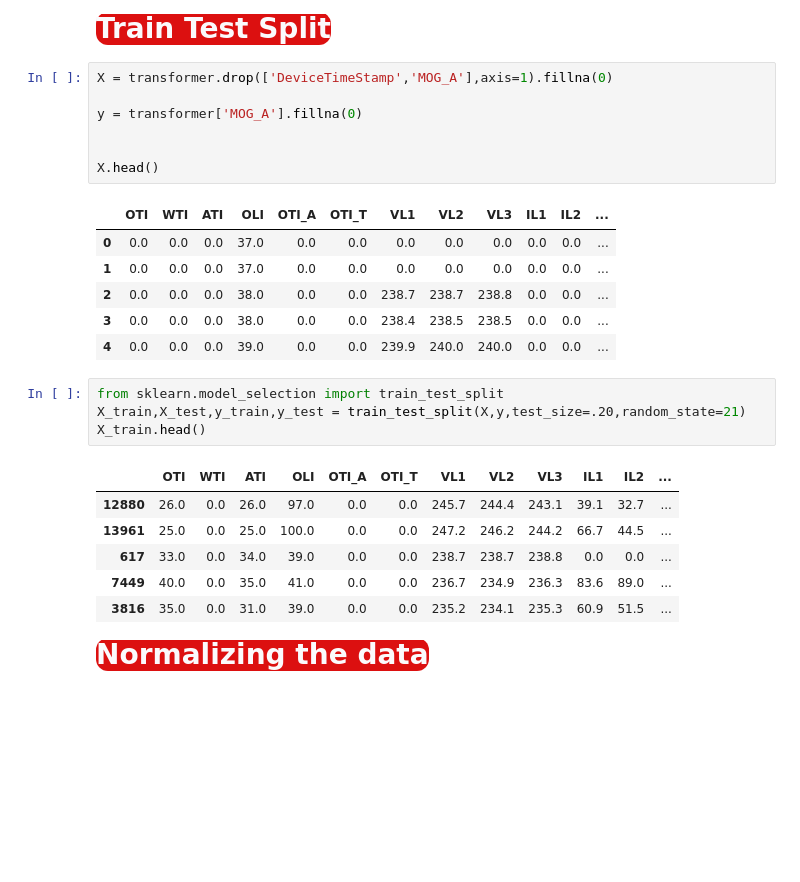
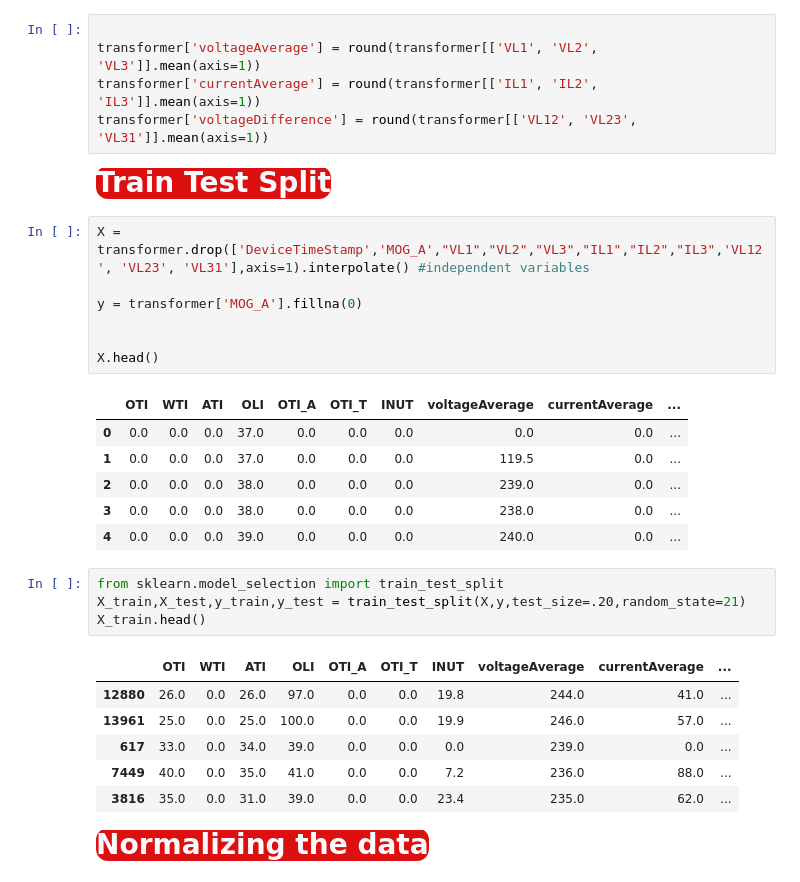
Before and after one commit to Abman2/zero_day, a Jupyter notebook: New folder/transformer-fault-prediction-with-99-auc.ipynb, the cells around one changed output. Cells and saved outputs as stored; diff of their text form; blank space fills up the shorter version.

```diff
--- a/New folder/transformer-fault-prediction-with-99-auc.ipynb
+++ b/New folder/transformer-fault-prediction-with-99-auc.ipynb
@@ -424,33 +424,38 @@ plt.axis('off')
 # %% [output]
 (-1.25, 1.25, -1.25, 1.25)
 [figure]
+# %%
+
+transformer['voltageAverage'] = round(transformer[['VL1', 'VL2', 'VL3']].mean(axis=1))
+transformer['currentAverage'] = round(transformer[['IL1', 'IL2', 'IL3']].mean(axis=1))
+transformer['voltageDifference'] = round(transformer[['VL12', 'VL23', 'VL31']].mean(axis=1))
 # %% [markdown]
 <span class="label label-default" style="background-color:#DC1010; border-radius:12px; font-weight: bold; font-family:Verdana; font-size:28px; color:#FBFAFC; ">Train Test Split</span>
 # %%
-X = transformer.drop(['DeviceTimeStamp','MOG_A'],axis=1).fillna(0)
+X = transformer.drop(['DeviceTimeStamp','MOG_A',"VL1","VL2","VL3","IL1","IL2","IL3",'VL12', 'VL23', 'VL31'],axis=1).interpolate() #independent variables
 
 y = transformer['MOG_A'].fillna(0)
 
 
 X.head()
 # %% [output]
-|  | OTI | WTI | ATI | OLI | OTI_A | OTI_T | VL1 | VL2 | VL3 | IL1 | IL2 | ... |
-| 0 | 0.0 | 0.0 | 0.0 | 37.0 | 0.0 | 0.0 | 0.0 | 0.0 | 0.0 | 0.0 | 0.0 | ... |
-| 1 | 0.0 | 0.0 | 0.0 | 37.0 | 0.0 | 0.0 | 0.0 | 0.0 | 0.0 | 0.0 | 0.0 | ... |
-| 2 | 0.0 | 0.0 | 0.0 | 38.0 | 0.0 | 0.0 | 238.7 | 238.7 | 238.8 | 0.0 | 0.0 | ... |
-| 3 | 0.0 | 0.0 | 0.0 | 38.0 | 0.0 | 0.0 | 238.4 | 238.5 | 238.5 | 0.0 | 0.0 | ... |
-| 4 | 0.0 | 0.0 | 0.0 | 39.0 | 0.0 | 0.0 | 239.9 | 240.0 | 240.0 | 0.0 | 0.0 | ... |
+|  | OTI | WTI | ATI | OLI | OTI_A | OTI_T | INUT | voltageAverage | currentAverage | ... |
+| 0 | 0.0 | 0.0 | 0.0 | 37.0 | 0.0 | 0.0 | 0.0 | 0.0 | 0.0 | ... |
+| 1 | 0.0 | 0.0 | 0.0 | 37.0 | 0.0 | 0.0 | 0.0 | 119.5 | 0.0 | ... |
+| 2 | 0.0 | 0.0 | 0.0 | 38.0 | 0.0 | 0.0 | 0.0 | 239.0 | 0.0 | ... |
+| 3 | 0.0 | 0.0 | 0.0 | 38.0 | 0.0 | 0.0 | 0.0 | 238.0 | 0.0 | ... |
+| 4 | 0.0 | 0.0 | 0.0 | 39.0 | 0.0 | 0.0 | 0.0 | 240.0 | 0.0 | ... |
 # %%
 from sklearn.model_selection import train_test_split
 X_train,X_test,y_train,y_test = train_test_split(X,y,test_size=.20,random_state=21)
 X_train.head()
 # %% [output]
-|  | OTI | WTI | ATI | OLI | OTI_A | OTI_T | VL1 | VL2 | VL3 | IL1 | IL2 | ... |
-| 12880 | 26.0 | 0.0 | 26.0 | 97.0 | 0.0 | 0.0 | 245.7 | 244.4 | 243.1 | 39.1 | 32.7 | ... |
-| 13961 | 25.0 | 0.0 | 25.0 | 100.0 | 0.0 | 0.0 | 247.2 | 246.2 | 244.2 | 66.7 | 44.5 | ... |
-| 617 | 33.0 | 0.0 | 34.0 | 39.0 | 0.0 | 0.0 | 238.7 | 238.7 | 238.8 | 0.0 | 0.0 | ... |
-| 7449 | 40.0 | 0.0 | 35.0 | 41.0 | 0.0 | 0.0 | 236.7 | 234.9 | 236.3 | 83.6 | 89.0 | ... |
-| 3816 | 35.0 | 0.0 | 31.0 | 39.0 | 0.0 | 0.0 | 235.2 | 234.1 | 235.3 | 60.9 | 51.5 | ... |
+|  | OTI | WTI | ATI | OLI | OTI_A | OTI_T | INUT | voltageAverage | currentAverage | ... |
+| 12880 | 26.0 | 0.0 | 26.0 | 97.0 | 0.0 | 0.0 | 19.8 | 244.0 | 41.0 | ... |
+| 13961 | 25.0 | 0.0 | 25.0 | 100.0 | 0.0 | 0.0 | 19.9 | 246.0 | 57.0 | ... |
+| 617 | 33.0 | 0.0 | 34.0 | 39.0 | 0.0 | 0.0 | 0.0 | 239.0 | 0.0 | ... |
+| 7449 | 40.0 | 0.0 | 35.0 | 41.0 | 0.0 | 0.0 | 7.2 | 236.0 | 88.0 | ... |
+| 3816 | 35.0 | 0.0 | 31.0 | 39.0 | 0.0 | 0.0 | 23.4 | 235.0 | 62.0 | ... |
 # %% [markdown]
 <span class="label label-default" style="background-color:#DC1010; border-radius:12px; font-weight: bold; font-family:Verdana; font-size:28px; color:#FBFAFC; ">Normalizing the data</span>
 # %%
```
Also changed, not shown: parts of 7 cells of this notebook, 12 other files.
